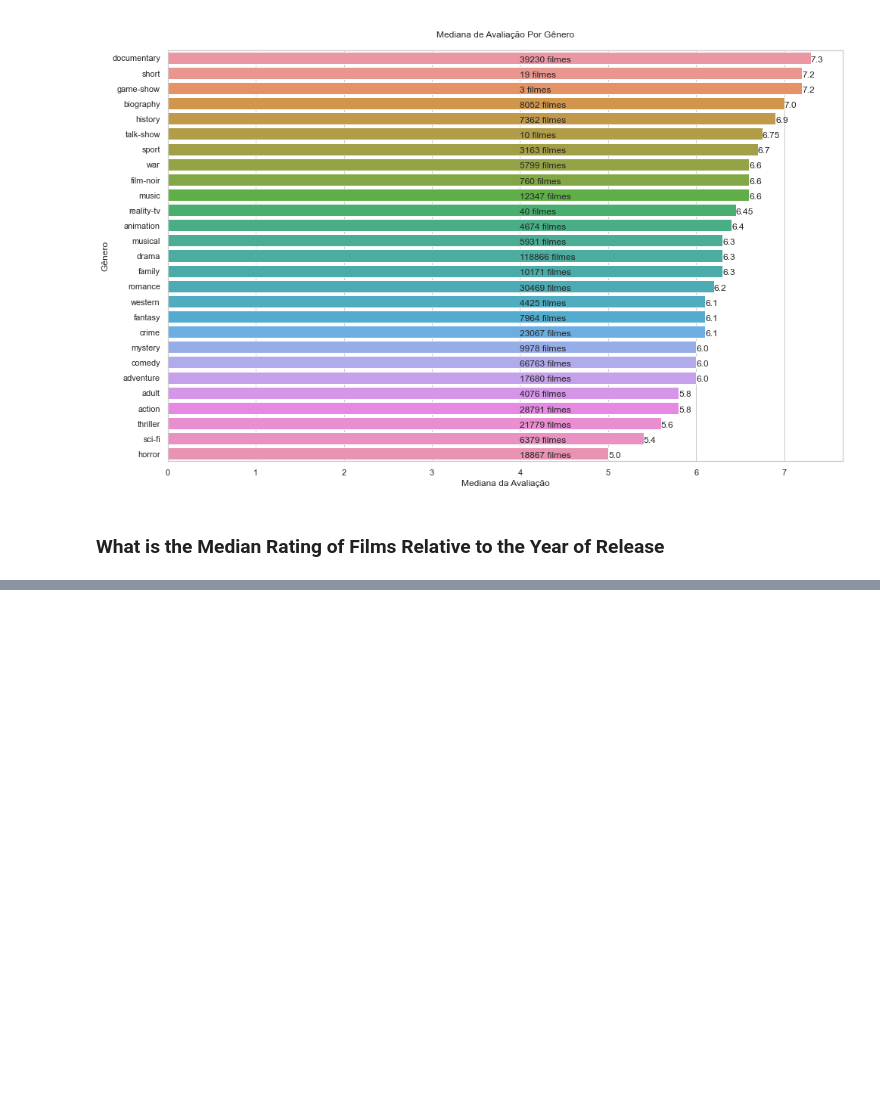
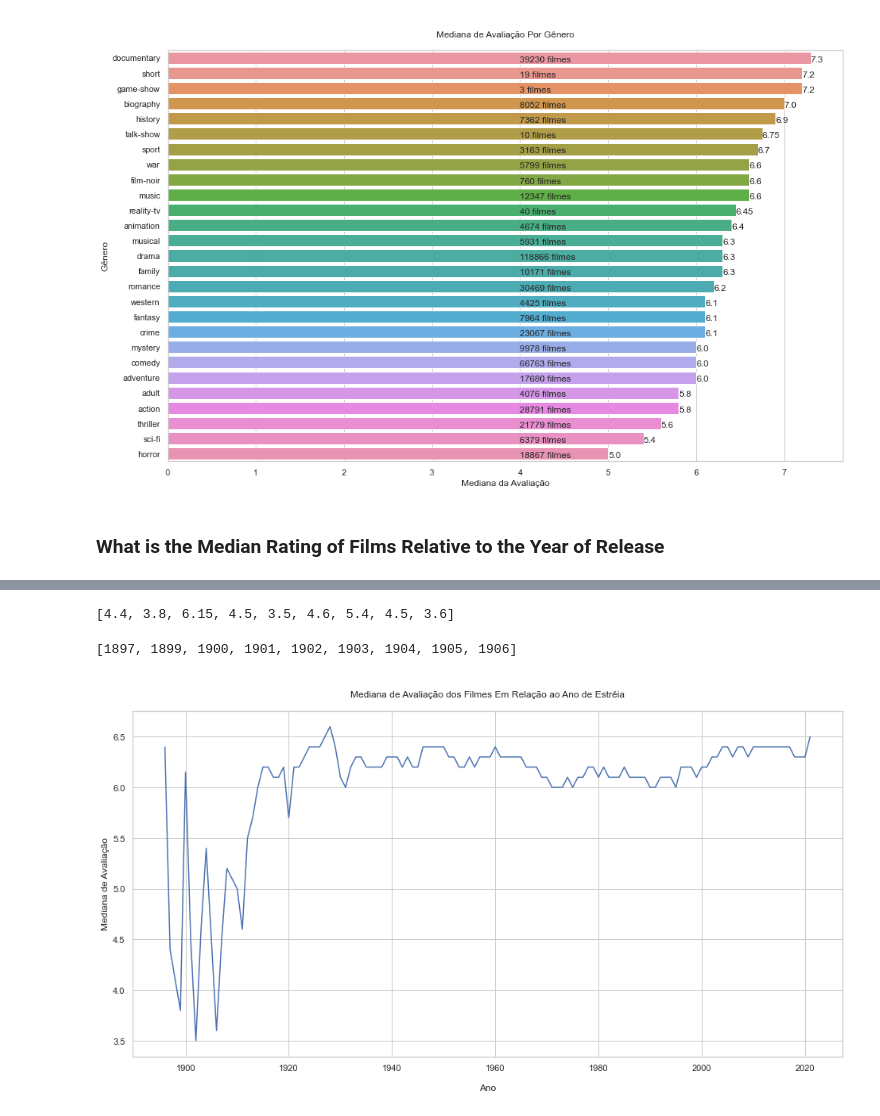
Before and after one commit to Leandro1239/DataAnalisys, a Jupyter notebook: exploratory data analysis.ipynb, the cells around one changed output, grey strips where cells are left out. Cells and saved outputs as stored; diff of their text form; code cells hidden in the pictures; blank space fills up the shorter version.

```diff
--- a/exploratory data analysis.ipynb
+++ b/exploratory data analysis.ipynb
@@ -415,3 +409,15 @@ plt.show()
 [figure]
 # %% [markdown]
 ### What is the Median Rating of Films Relative to the Year of Release
+# %%
+# Makes a SQL consult
+consulta4 = '''
+            SELECT rating AS Rating, premiered FROM
+            ratings JOIN titles ON ratings.title_id = titles.title_id
+            WHERE premiered <= 2022 AND type = 'movie'
+            ORDER BY premiered
+            '''
+# Result
+resultado4 = pd.read_sql_query(consulta4, conn)
+# Show the result
+display(resultado4)
@@ -417,0 +438,24 @@ plt.show()
+# %%
+# Calculating the median through time
+ratings = []
+for year in set(resultado4['premiered']):
+    ratings.append(np.median(resultado4[resultado4['premiered'] == year]['Rating']))
+# Display
+display(ratings[1:10])
+# Year list
+anos = list(set(resultado4['premiered']))
+# Display
+display(anos[1:10])
+# %% [output]
+[4.4, 3.8, 6.15, 4.5, 3.5, 4.6, 5.4, 4.5, 3.6]
+[1897, 1899, 1900, 1901, 1902, 1903, 1904, 1905, 1906]
+# %%
+# Plot
+plt.figure(figsize = (16,8))
+plt.plot(anos, ratings)
+plt.xlabel('\nAno')
+plt.ylabel('Mediana de Avaliação')
+plt.title('\nMediana de Avaliação dos Filmes Em Relação ao Ano de Estréia\n')
+plt.show()
+# %% [output]
+[figure, added]
```
Also changed, not shown: parts of 9 cells of this notebook.
